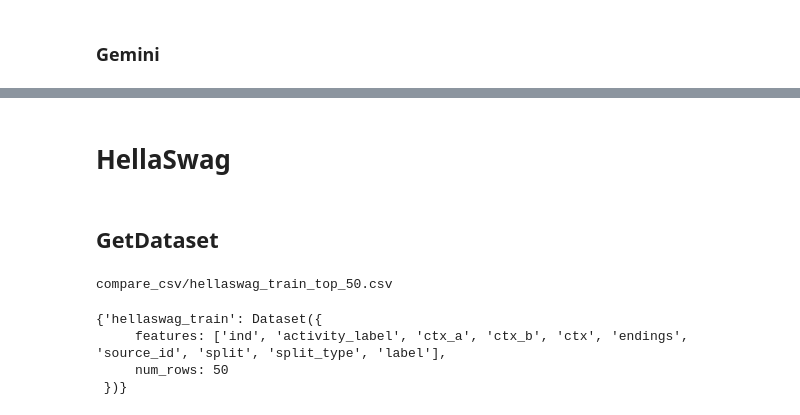
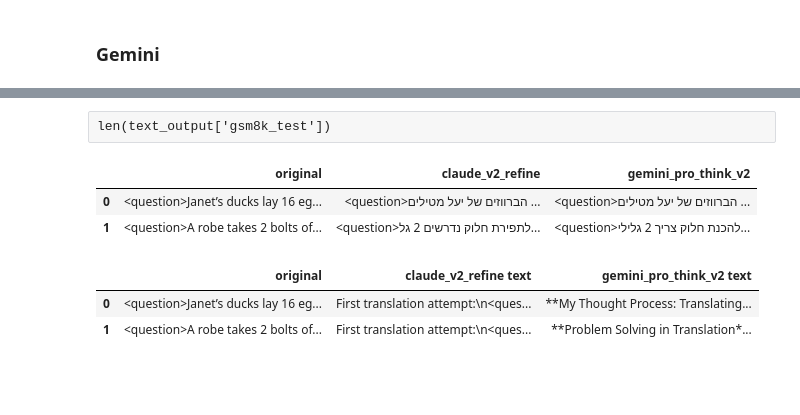
Before and after one commit to sarelWeinberger/qwen-hebrew-finetuning, a Jupyter notebook: translation/translate_funcs.ipynb, the cells around one changed output, grey strips where cells are left out. Cells and saved outputs as stored; diff of their text form; code cells hidden in the pictures; blank space fills up the shorter version.

```diff
--- a/translation/translate_funcs.ipynb
+++ b/translation/translate_funcs.ipynb
@@ -244,8 +251,8 @@ hebrew_datasets = gemini_claude_best_translation(
 ## Get Dataset
 # %%
 gsm_dataset = gsm8k.get_gsm8k_datasets()
-gsm_dataset['gsm8k_train'] = gsm_dataset['gsm8k_train'].skip(5).take(50)
-gsm_file_name = 'compare_csv/gsm8k_main_train_top_50.csv'
+gsm_dataset['gsm8k_test'] = gsm_dataset['gsm8k_test'].take(200)
+gsm_file_name = 'compare_csv/gsm8k_main_test_top_200.csv'
 
 print(gsm_file_name)
 gsm_dataset
@@ -352,15 +370,15 @@ small
 # %%
-exp_name = 'gemini_pro_v1'
+exp_name = 'gemini_pro_think_v2'
 
 hebrew_datasets, text_output = gemini_translation(
     google_client,
     # small,
     gsm_dataset,
-    gsm_prompts.GSM_INSTRUCT_GEMINI_V1,
+    gsm_prompts.GSM_INSTRUCT_GEMINI_V2,
     gsm_prompts.GSM_FEW_SHOTS,
     gsm8k.gsm8k_sample_to_dict,
     gsm8k.gsm8k_dict_to_sample,
     if_pro=True,
-    think_bud=20_000
+    think_bud=4_000,
 )
 # %% [output]
@@ -368,24 +393,17 @@ Translating gsm_main_train...
+# %% [raw]
+len(text_output['gsm8k_test'])
 # %%
-df = add_dataset_to_csv(gsm_file_name, exp_name, hebrew_datasets['gsm8k_train'], gsm8k.gsm8k_sample_to_dict)
+df = add_dataset_to_csv(gsm_file_name, exp_name, hebrew_datasets['gsm8k_test'], gsm8k.gsm8k_sample_to_dict)
 df.head(2)
+# %% [output]
+|  | original | claude_v2_refine | gemini_pro_think_v2 |
+| 0 | <question>Janet’s ducks lay 16 eg... | <question>הברווזים של יעל מטילים ... | <question>הברווזים של יעל מטילים ... |
+| 1 | <question>A robe takes 2 bolts of... | <question>לתפירת חלוק נדרשים 2 גל... | <question>להכנת חלוק צריך 2 גלילי... |
 # %%
-text_df[exp_name + ' text'] = text_output['gsm8k_train']
+text_df[exp_name + ' text'] = text_output['gsm8k_test']
 text_df.to_csv(gsm_file_name[:-4] + '-text.csv', index=False)
 text_df.head(2)
+# %% [output]
+|  | original | claude_v2_refine text | gemini_pro_think_v2 text |
+| 0 | <question>Janet’s ducks lay 16 eg... | First translation attempt:\n<ques... | **My Thought Process: Translating... |
+| 1 | <question>A robe takes 2 bolts of... | First translation attempt:\n<ques... | **Problem Solving in Translation*... |
-# %% [markdown]
-# HellaSwag
-# %% [markdown]
-## GetDataset
-# %%
-hellaswag_dataset = hellaswag.get_hellaswag_datasets()
-hellaswag_dataset['hellaswag_train'] = hellaswag_dataset['hellaswag_train'].take(50)
-hellaswag_file_name = 'compare_csv/hellaswag_train_top_50.csv'
-
-print(hellaswag_file_name)
-hellaswag_dataset
-# %% [output]
-compare_csv/hellaswag_train_top_50.csv
-{'hellaswag_train': Dataset({
-     features: ['ind', 'activity_label', 'ctx_a', 'ctx_b', 'ctx', 'endings', 'source_id', 'split', 'split_type', 'label'],
-     num_rows: 50
- })}
```
Also changed, not shown: parts of 46 cells of this notebook, 15 other files.
